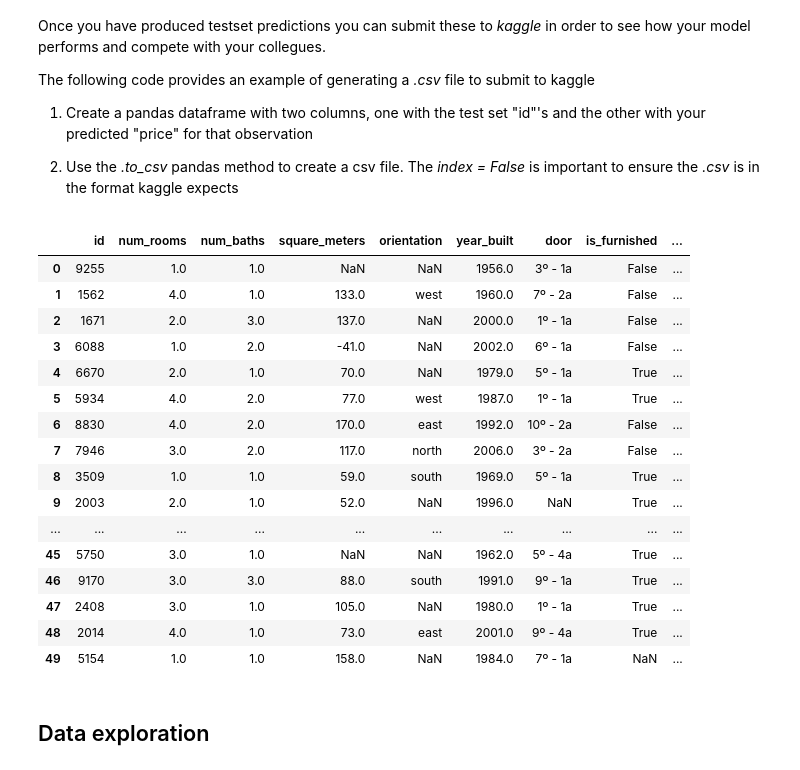
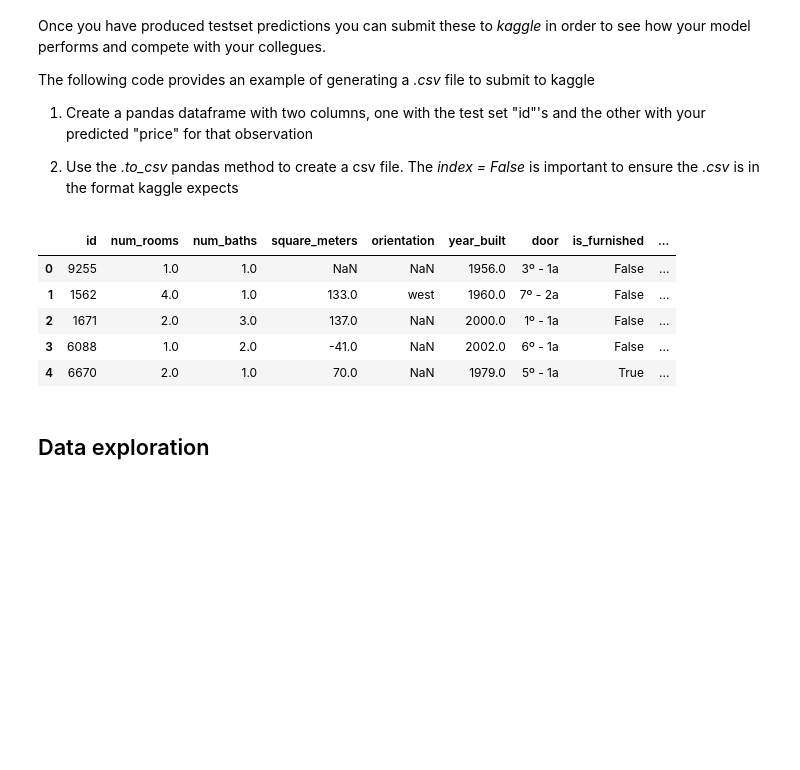
Before and after one commit to viktoriia-yuzkiv/Predicting-Apartment-Prices-in-Barcelona, a Jupyter notebook: Predicting Apartment Prices in Barcelona 2023.ipynb, the cells around one changed output. Cells and saved outputs as stored; diff of their text form; code cells hidden in the pictures; blank space fills up the shorter version.

```diff
--- a/Predicting Apartment Prices in Barcelona 2023.ipynb
+++ b/Predicting Apartment Prices in Barcelona 2023.ipynb
@@ -100,27 +101,16 @@ from sklearn.preprocessing import OneHotEncoder
 # %%
 # Load data
 
 filename = 'data/train.csv'
 df = pd.read_csv(filename)
-df.head(50)
+df.head()
 # %% [output]
 |  | id | num_rooms | num_baths | square_meters | orientation | year_built | door | is_furnished | ... |
 | 0 | 9255 | 1.0 | 1.0 | NaN | NaN | 1956.0 | 3º - 1a | False | ... |
 | 1 | 1562 | 4.0 | 1.0 | 133.0 | west | 1960.0 | 7º - 2a | False | ... |
 | 2 | 1671 | 2.0 | 3.0 | 137.0 | NaN | 2000.0 | 1º - 1a | False | ... |
 | 3 | 6088 | 1.0 | 2.0 | -41.0 | NaN | 2002.0 | 6º - 1a | False | ... |
 | 4 | 6670 | 2.0 | 1.0 | 70.0 | NaN | 1979.0 | 5º - 1a | True | ... |
-| 5 | 5934 | 4.0 | 2.0 | 77.0 | west | 1987.0 | 1º - 1a | True | ... |
-| 6 | 8830 | 4.0 | 2.0 | 170.0 | east | 1992.0 | 10º - 2a | False | ... |
-| 7 | 7946 | 3.0 | 2.0 | 117.0 | north | 2006.0 | 3º - 2a | False | ... |
-| 8 | 3509 | 1.0 | 1.0 | 59.0 | south | 1969.0 | 5º - 1a | True | ... |
-| 9 | 2003 | 2.0 | 1.0 | 52.0 | NaN | 1996.0 | NaN | True | ... |
-| ... | ... | ... | ... | ... | ... | ... | ... | ... | ... |
-| 45 | 5750 | 3.0 | 1.0 | NaN | NaN | 1962.0 | 5º - 4a | True | ... |
-| 46 | 9170 | 3.0 | 3.0 | 88.0 | south | 1991.0 | 9º - 1a | True | ... |
-| 47 | 2408 | 3.0 | 1.0 | 105.0 | NaN | 1980.0 | 1º - 1a | True | ... |
-| 48 | 2014 | 4.0 | 1.0 | 73.0 | east | 2001.0 | 9º - 4a | True | ... |
-| 49 | 5154 | 1.0 | 1.0 | 158.0 | NaN | 1984.0 | 7º - 1a | NaN | ... |
 # %% [markdown]
 ## Data exploration
 # %%
```
Also changed, not shown: parts of 30 cells of this notebook, 2 other files.
